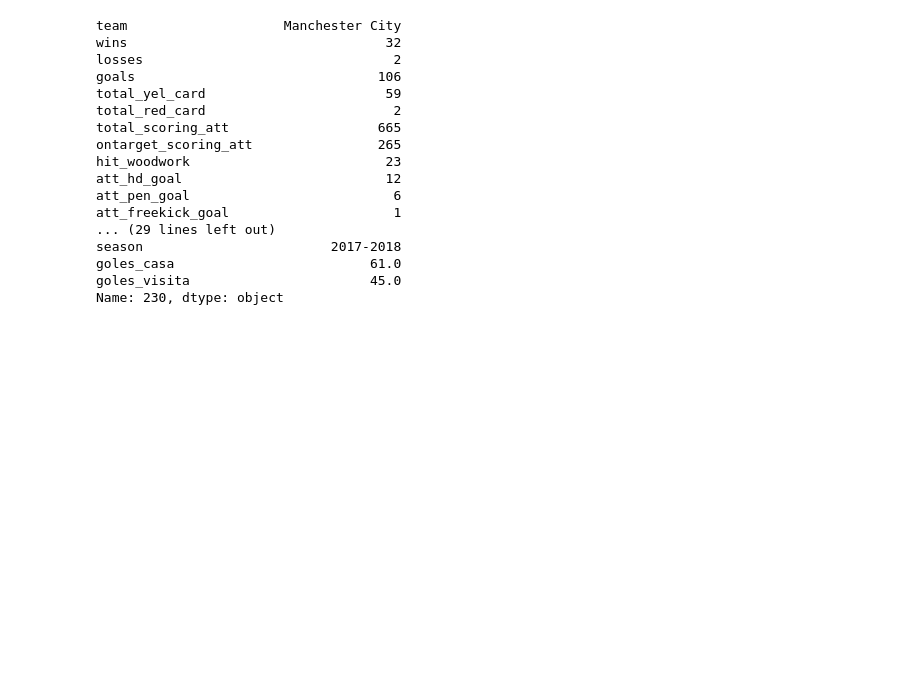
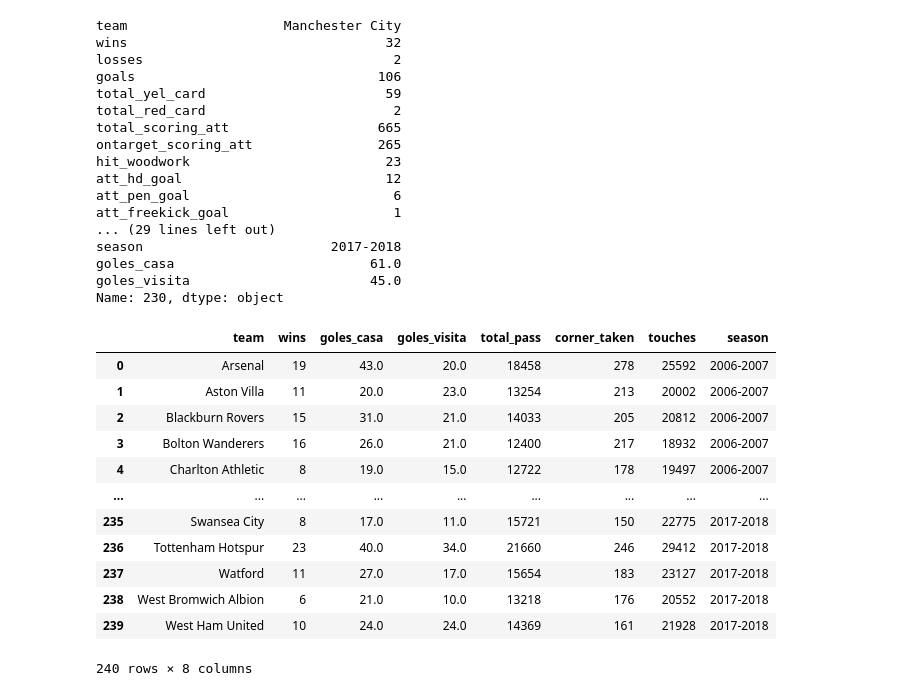
Before and after one commit to zandrev099/MID-Bootcamp-Project, a Jupyter notebook: Premier_L.ipynb, the cells around one changed output. Cells and saved outputs as stored; diff of their text form; code cells hidden in the pictures; blank space fills up the shorter version.

```diff
--- a/Premier_L.ipynb
+++ b/Premier_L.ipynb
@@ -475,5 +475,22 @@ season                        2017-2018
 goles_casa                         61.0
 goles_visita                       45.0
 Name: 230, dtype: object
+# %%
+dfinal = data[['team','wins', 'goles_casa', 'goles_visita', 'total_pass','corner_taken','touches' ,'season']]
+dfinal
+# %% [output]
+|  | team | wins | goles_casa | goles_visita | total_pass | corner_taken | touches | season |
+| 0 | Arsenal | 19 | 43.0 | 20.0 | 18458 | 278 | 25592 | 2006-2007 |
+| 1 | Aston Villa | 11 | 20.0 | 23.0 | 13254 | 213 | 20002 | 2006-2007 |
+| 2 | Blackburn Rovers | 15 | 31.0 | 21.0 | 14033 | 205 | 20812 | 2006-2007 |
+| 3 | Bolton Wanderers | 16 | 26.0 | 21.0 | 12400 | 217 | 18932 | 2006-2007 |
+| 4 | Charlton Athletic | 8 | 19.0 | 15.0 | 12722 | 178 | 19497 | 2006-2007 |
+| ... | ... | ... | ... | ... | ... | ... | ... | ... |
+| 235 | Swansea City | 8 | 17.0 | 11.0 | 15721 | 150 | 22775 | 2017-2018 |
+| 236 | Tottenham Hotspur | 23 | 40.0 | 34.0 | 21660 | 246 | 29412 | 2017-2018 |
+| 237 | Watford | 11 | 27.0 | 17.0 | 15654 | 183 | 23127 | 2017-2018 |
+| 238 | West Bromwich Albion | 6 | 21.0 | 10.0 | 13218 | 176 | 20552 | 2017-2018 |
+| 239 | West Ham United | 10 | 24.0 | 24.0 | 14369 | 161 | 21928 | 2017-2018 |
+240 rows × 8 columns
 # %%
 # Convertir pandas DataFrame a CSV y guardar en escritorio para trabajar con Tableau
```
Also changed, not shown: parts of 1 cell of this notebook, 3 other files.
